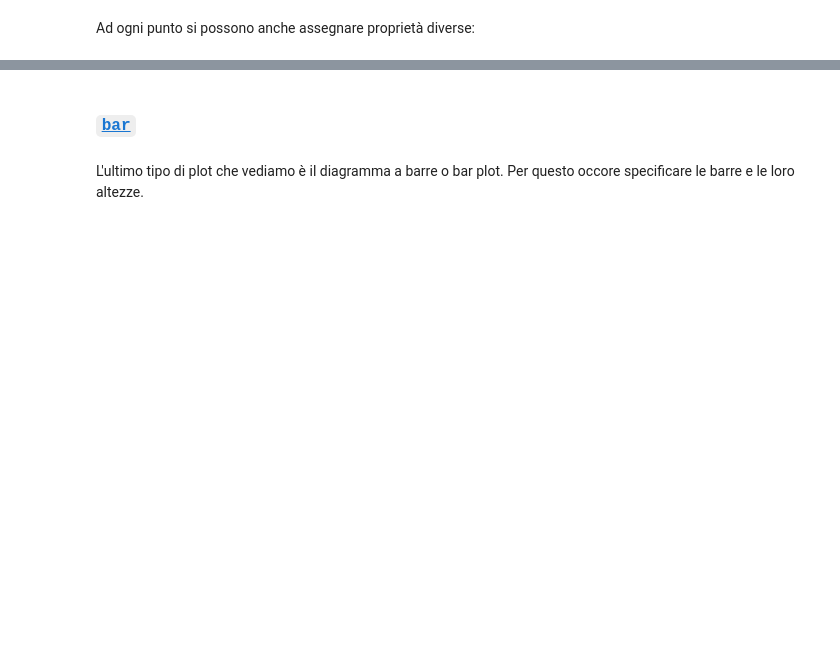
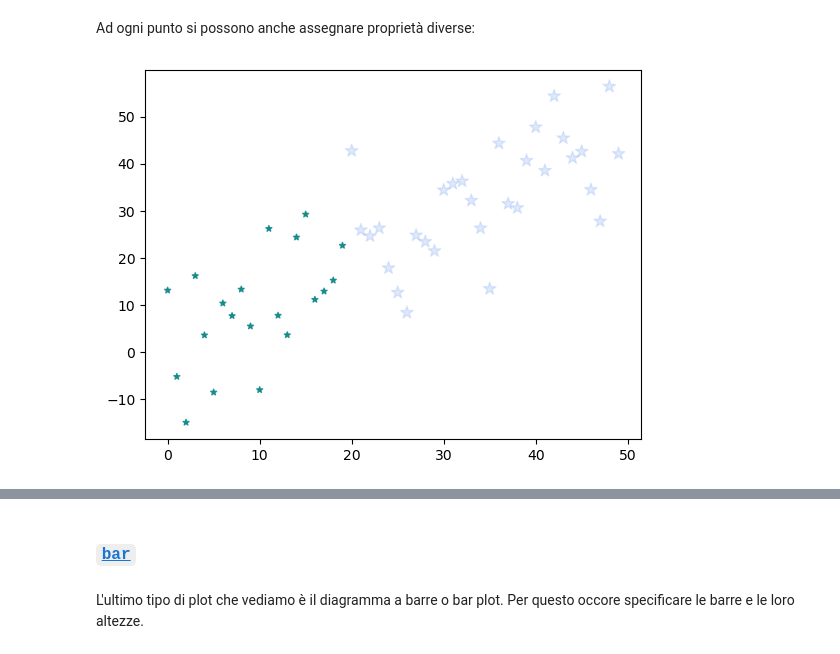
Before and after one commit to jb-sharp/stat4bigdata, a Jupyter notebook: Lezione 8/08-1-matplotlib.ipynb, the cells around one changed output, grey strips where cells are left out. Drawn from its saved outputs; the diff is of its cells as text; code cells hidden in the pictures; blank space fills up the shorter version.

```diff
--- a/Lezione 8/08-1-matplotlib.ipynb
+++ b/Lezione 8/08-1-matplotlib.ipynb
@@ -122,10 +158,12 @@ Ad ogni punto si possono anche assegnare proprietà diverse:
 # %%
 plt.figure()
 plt.scatter(x, y, marker = "*",
-            alpha = [0.8]*20 + [0.5]*30,
+            alpha = [0.8]*20 + [0.2]*30,
             s = [20]*20 + [90]*30,
             c = ["teal"]*20 + ["cornflowerblue"]*30)
 plt.show()
+# %% [output]
+[figure, added]
 # %%
 c = np.random.randint(0, 50, 50)
 s = np.abs(np.random.randn(50)) * 100
```
Also changed, not shown: parts of 27 cells of this notebook, 1 other file.
